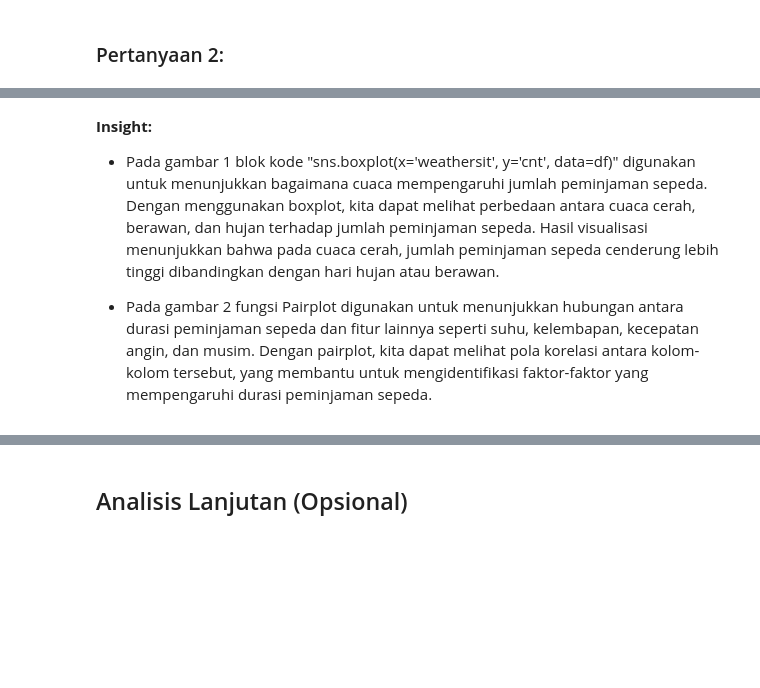
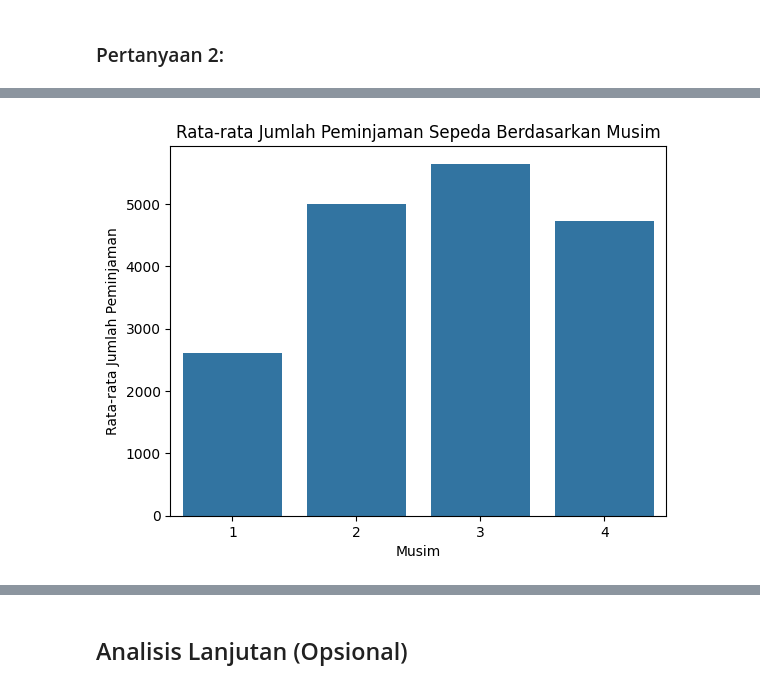
Before and after one commit to AfifHamzah17/submissionBADP-afifhamzah, a Jupyter notebook: notebook.ipynb, the cells around one changed output, grey strips where cells are left out. Drawn from its saved outputs; the diff is of its cells as text; code cells hidden in the pictures; blank space fills up the shorter version.

```diff
--- a/notebook.ipynb
+++ b/notebook.ipynb
@@ -160,5 +136,12 @@ plt.show()
-# %% [markdown]
-**Insight:**
-- Pada gambar 1 blok kode "sns.boxplot(x='weathersit', y='cnt', data=df)" digunakan untuk menunjukkan bagaimana cuaca mempengaruhi jumlah peminjaman sepeda. Dengan menggunakan boxplot, kita dapat melihat perbedaan antara cuaca cerah, berawan, dan hujan terhadap jumlah peminjaman sepeda. Hasil visualisasi menunjukkan bahwa pada cuaca cerah, jumlah peminjaman sepeda cenderung lebih tinggi dibandingkan dengan hari hujan atau berawan.
-
-- Pada gambar 2 fungsi Pairplot digunakan untuk menunjukkan hubungan antara durasi peminjaman sepeda dan fitur lainnya seperti suhu, kelembapan, kecepatan angin, dan musim. Dengan pairplot, kita dapat melihat pola korelasi antara kolom-kolom tersebut, yang membantu untuk mengidentifikasi faktor-faktor yang mempengaruhi durasi peminjaman sepeda.
+# %%
+# Rata-rata jumlah peminjaman sepeda berdasarkan musim
+season_avg = df.groupby('season')['cnt'].mean().reset_index()
+
+# Visualisasi menggunakan bar chart
+sns.barplot(x='season', y='cnt', data=season_avg)
+plt.title('Rata-rata Jumlah Peminjaman Sepeda Berdasarkan Musim')
+plt.xlabel('Musim')
+plt.ylabel('Rata-rata Jumlah Peminjaman')
+plt.show()
+# %% [output]
+[figure, added]
```
Also changed, not shown: parts of 16 cells of this notebook, 1 other file.
